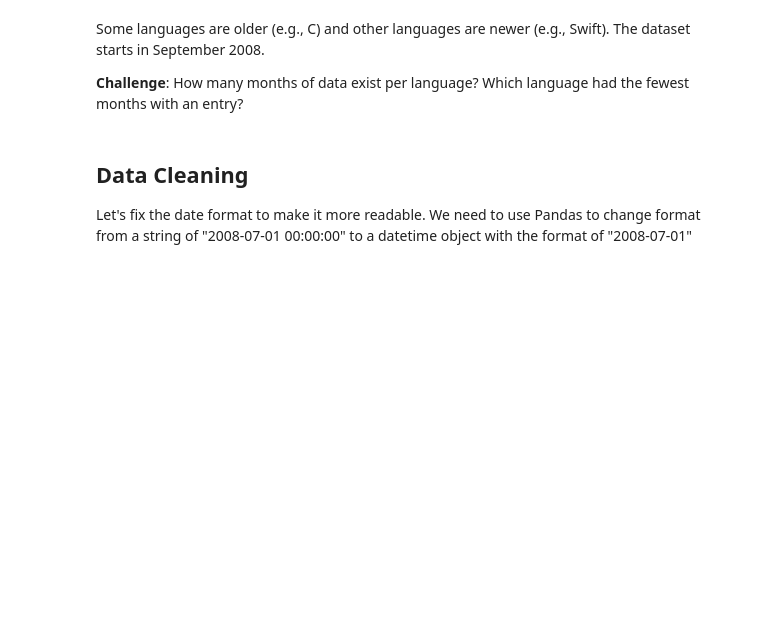
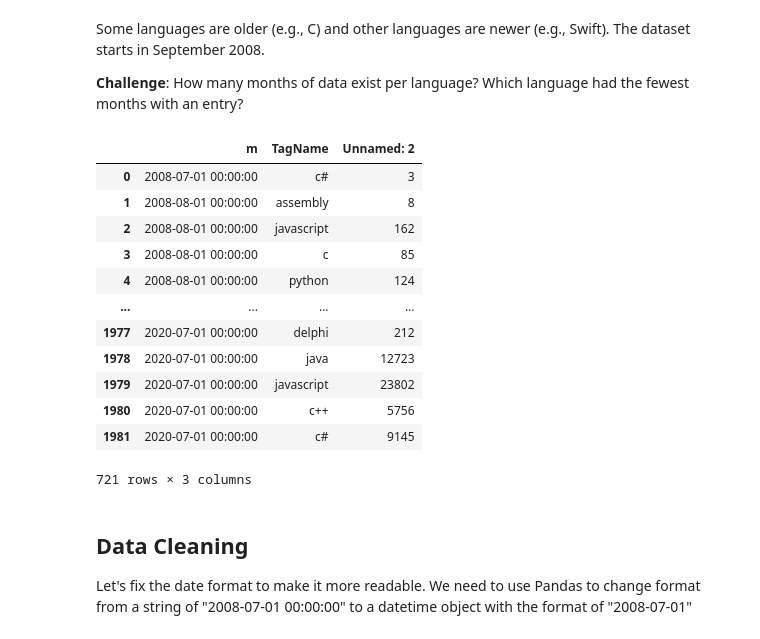
Before and after one commit to fherdy/Programming-Languages-by-popularity, a Jupyter notebook: Programming_Languages_(start).ipynb, the cells around one changed output. Saved outputs shown, nothing was run; the diff lists cells and outputs as text; code cells hidden in the pictures; blank space fills up the shorter version.

```diff
--- a/Programming_Languages_(start).ipynb
+++ b/Programming_Languages_(start).ipynb
@@ -88,6 +88,22 @@ df.groupby('TagName').sum()
 Some languages are older (e.g., C) and other languages are newer (e.g., Swift). The dataset starts in September 2008.
 
 **Challenge**: How many months of data exist per language? Which language had the fewest months with an entry?
+# %%
+df.groupby('m').head()
+# %% [output]
+|  | m | TagName | Unnamed: 2 |
+| 0 | 2008-07-01 00:00:00 | c# | 3 |
+| 1 | 2008-08-01 00:00:00 | assembly | 8 |
+| 2 | 2008-08-01 00:00:00 | javascript | 162 |
+| 3 | 2008-08-01 00:00:00 | c | 85 |
+| 4 | 2008-08-01 00:00:00 | python | 124 |
+| ... | ... | ... | ... |
+| 1977 | 2020-07-01 00:00:00 | delphi | 212 |
+| 1978 | 2020-07-01 00:00:00 | java | 12723 |
+| 1979 | 2020-07-01 00:00:00 | javascript | 23802 |
+| 1980 | 2020-07-01 00:00:00 | c++ | 5756 |
+| 1981 | 2020-07-01 00:00:00 | c# | 9145 |
+721 rows × 3 columns
 # %% [markdown]
 ## Data Cleaning
 
```
